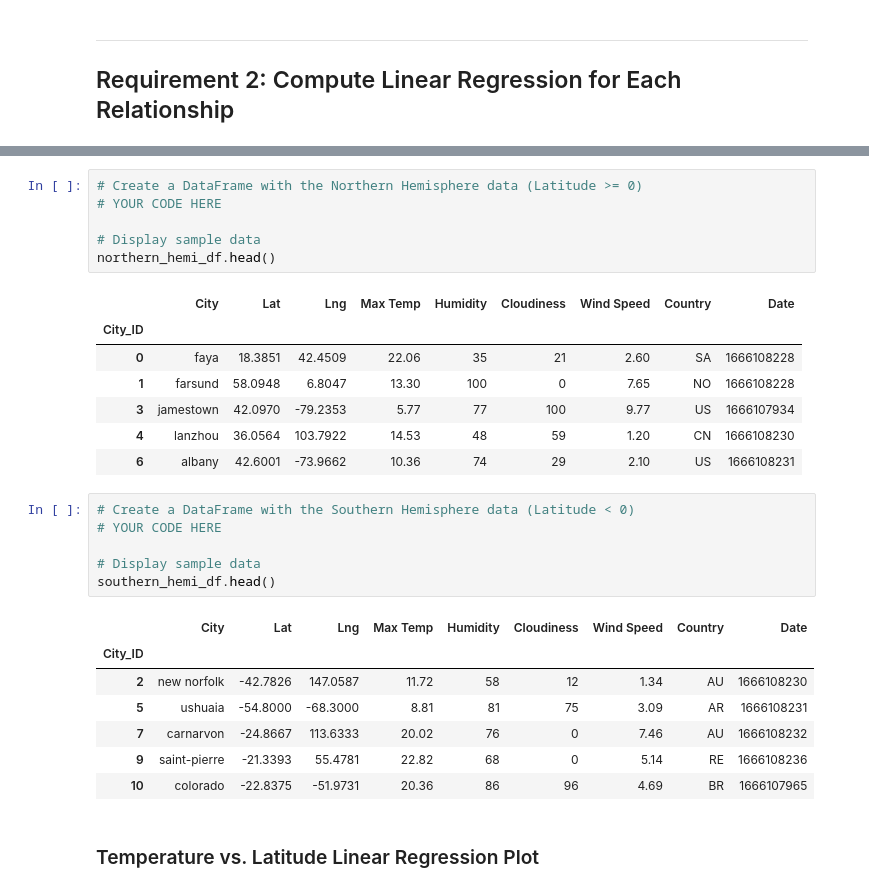
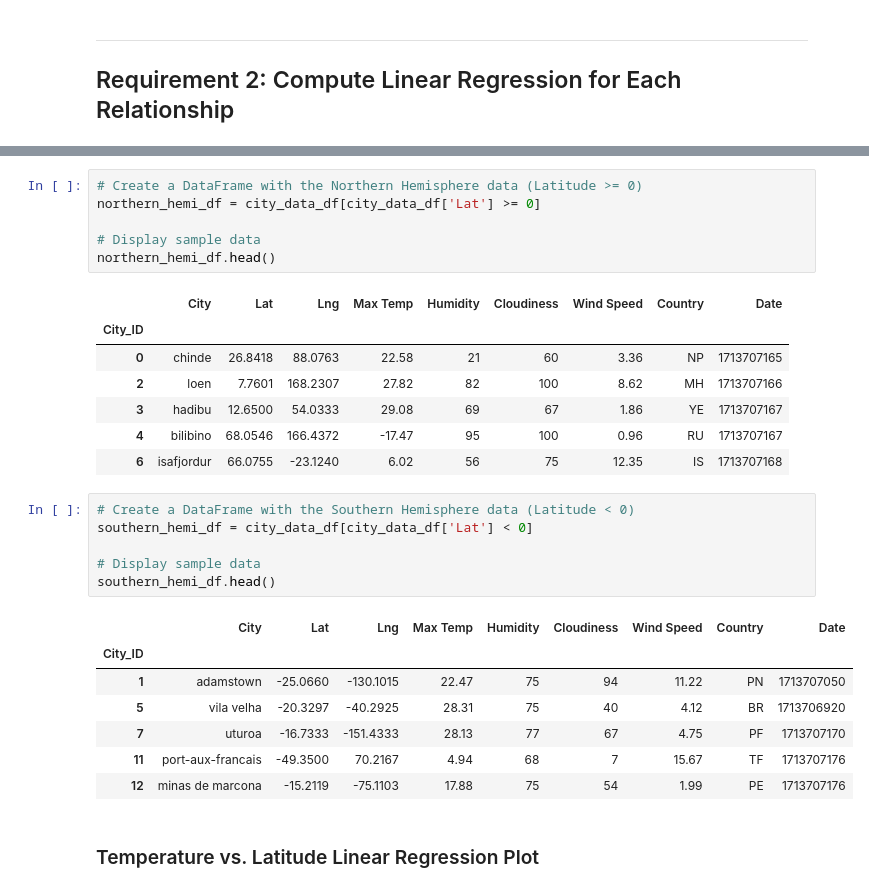
Before and after one commit to RenuPitumpe/python-api-challenge, a Jupyter notebook: Challenge/WeatherPy.ipynb, the cells around one changed output, grey strips where cells are left out. Saved outputs shown, nothing was run; the diff lists cells and outputs as text.

```diff
--- a/Challenge/WeatherPy.ipynb
+++ b/Challenge/WeatherPy.ipynb
@@ -261,30 +303,30 @@ plt.show()
 # %%
 # Create a DataFrame with the Northern Hemisphere data (Latitude >= 0)
-# YOUR CODE HERE
+northern_hemi_df = city_data_df[city_data_df['Lat'] >= 0]
 
 # Display sample data
 northern_hemi_df.head()
 # %% [output]
 |  | City | Lat | Lng | Max Temp | Humidity | Cloudiness | Wind Speed | Country | Date |
 | City_ID |  |  |  |  |  |  |  |  |  |
-| 0 | faya | 18.3851 | 42.4509 | 22.06 | 35 | 21 | 2.60 | SA | 1666108228 |
-| 1 | farsund | 58.0948 | 6.8047 | 13.30 | 100 | 0 | 7.65 | NO | 1666108228 |
-| 3 | jamestown | 42.0970 | -79.2353 | 5.77 | 77 | 100 | 9.77 | US | 1666107934 |
-| 4 | lanzhou | 36.0564 | 103.7922 | 14.53 | 48 | 59 | 1.20 | CN | 1666108230 |
-| 6 | albany | 42.6001 | -73.9662 | 10.36 | 74 | 29 | 2.10 | US | 1666108231 |
+| 0 | chinde | 26.8418 | 88.0763 | 22.58 | 21 | 60 | 3.36 | NP | 1713707165 |
+| 2 | loen | 7.7601 | 168.2307 | 27.82 | 82 | 100 | 8.62 | MH | 1713707166 |
+| 3 | hadibu | 12.6500 | 54.0333 | 29.08 | 69 | 67 | 1.86 | YE | 1713707167 |
+| 4 | bilibino | 68.0546 | 166.4372 | -17.47 | 95 | 100 | 0.96 | RU | 1713707167 |
+| 6 | isafjordur | 66.0755 | -23.1240 | 6.02 | 56 | 75 | 12.35 | IS | 1713707168 |
 # %%
 # Create a DataFrame with the Southern Hemisphere data (Latitude < 0)
-# YOUR CODE HERE
+southern_hemi_df = city_data_df[city_data_df['Lat'] < 0]
 
 # Display sample data
 southern_hemi_df.head()
 # %% [output]
 |  | City | Lat | Lng | Max Temp | Humidity | Cloudiness | Wind Speed | Country | Date |
 | City_ID |  |  |  |  |  |  |  |  |  |
-| 2 | new norfolk | -42.7826 | 147.0587 | 11.72 | 58 | 12 | 1.34 | AU | 1666108230 |
-| 5 | ushuaia | -54.8000 | -68.3000 | 8.81 | 81 | 75 | 3.09 | AR | 1666108231 |
-| 7 | carnarvon | -24.8667 | 113.6333 | 20.02 | 76 | 0 | 7.46 | AU | 1666108232 |
-| 9 | saint-pierre | -21.3393 | 55.4781 | 22.82 | 68 | 0 | 5.14 | RE | 1666108236 |
-| 10 | colorado | -22.8375 | -51.9731 | 20.36 | 86 | 96 | 4.69 | BR | 1666107965 |
+| 1 | adamstown | -25.0660 | -130.1015 | 22.47 | 75 | 94 | 11.22 | PN | 1713707050 |
+| 5 | vila velha | -20.3297 | -40.2925 | 28.31 | 75 | 40 | 4.12 | BR | 1713706920 |
+| 7 | uturoa | -16.7333 | -151.4333 | 28.13 | 77 | 67 | 4.75 | PF | 1713707170 |
+| 11 | port-aux-francais | -49.3500 | 70.2167 | 4.94 | 68 | 7 | 15.67 | TF | 1713707176 |
+| 12 | minas de marcona | -15.2119 | -75.1103 | 17.88 | 75 | 54 | 1.99 | PE | 1713707176 |
 # %% [markdown]
 ###  Temperature vs. Latitude Linear Regression Plot
```
Also changed, not shown: parts of 36 cells of this notebook, 5 other files.
